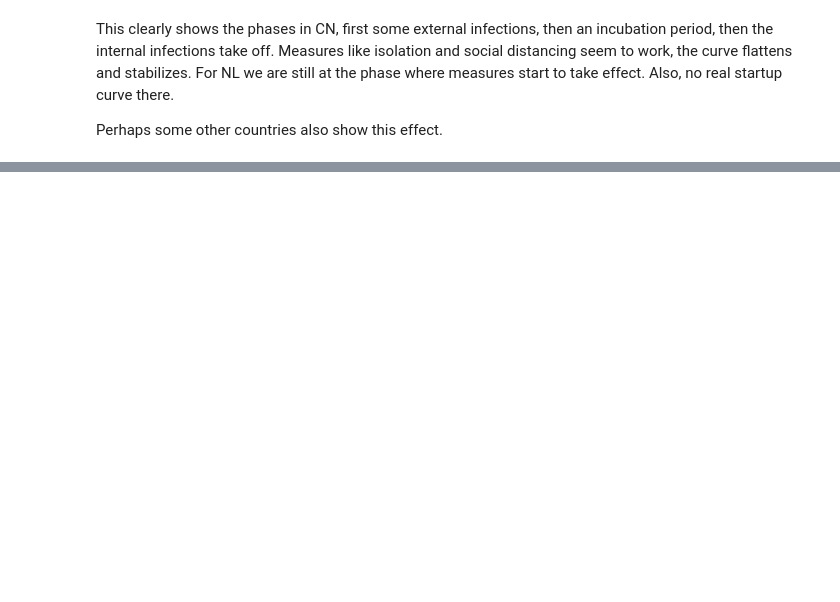
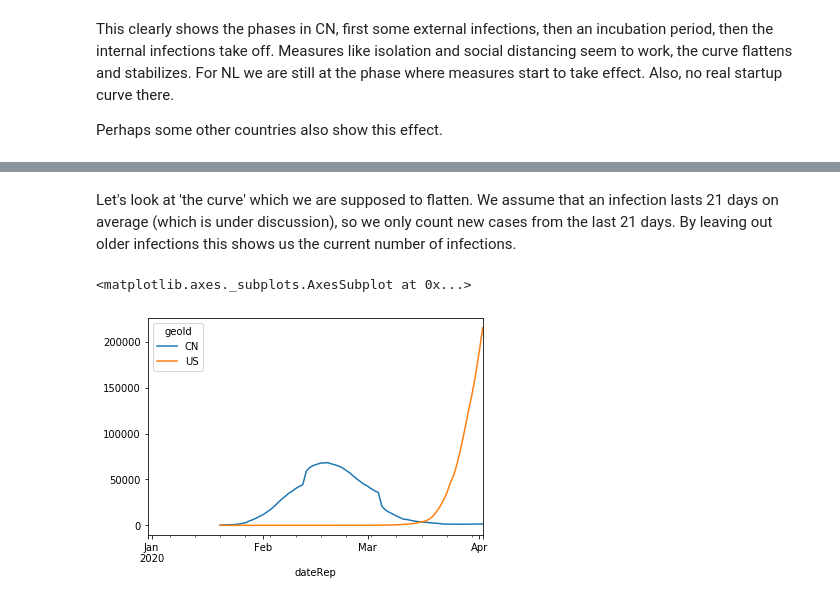
Before and after one commit to R3dje/COVID19, a Jupyter notebook: EUCDC.ipynb, the cells around one changed output, grey strips where cells are left out. Cells and saved outputs as stored; diff of their text form; code cells hidden in the pictures; blank space fills up the shorter version.

```diff
--- a/EUCDC.ipynb
+++ b/EUCDC.ipynb
@@ -135,0 +150,7 @@ Keep exploring!
+# %% [markdown]
+Let's look at 'the curve' which we are supposed to flatten. We assume that an infection lasts 21 days on average (which is under discussion), so we only count new cases from the last 21 days. By leaving out older infections this shows us the current number of infections.
+# %%
+df_geo[['CN', 'US']].rolling(21).sum().plot()
+# %% [output]
+<matplotlib.axes._subplots.AxesSubplot at 0x...>
+[figure, added]
```
Also changed, not shown: parts of 18 cells of this notebook.
